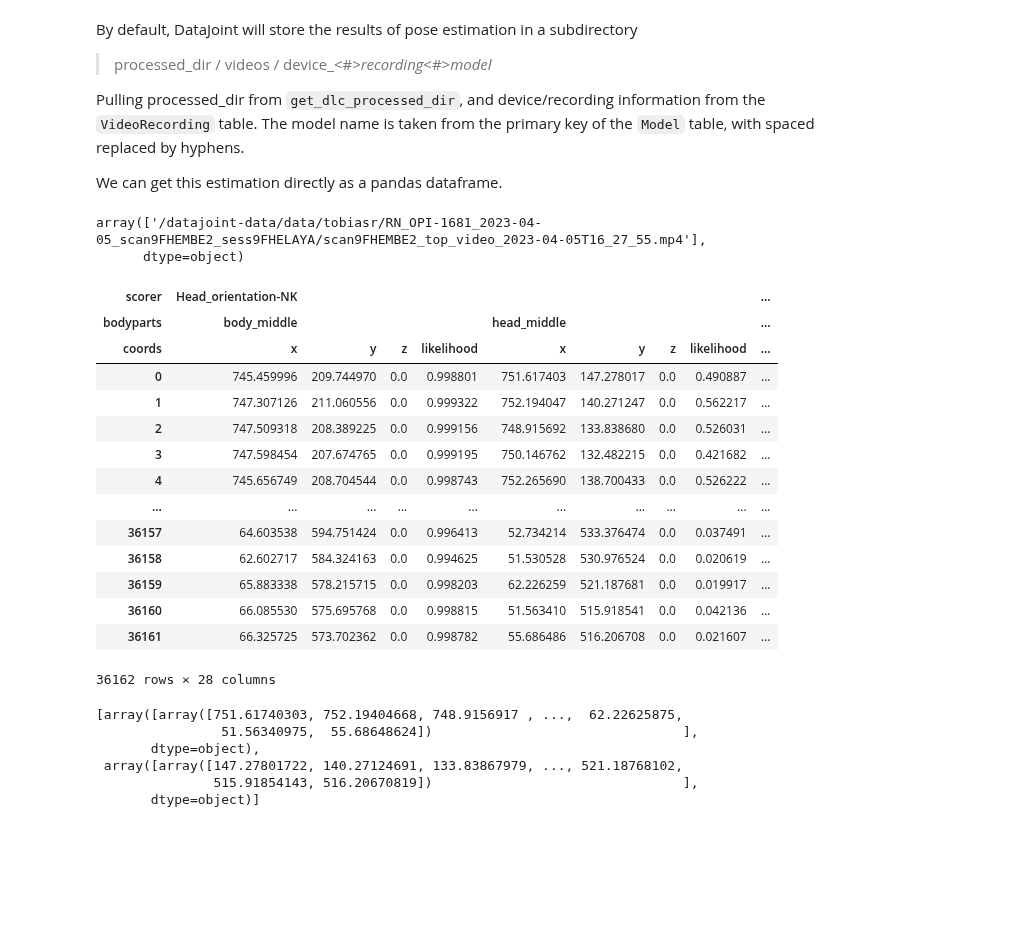
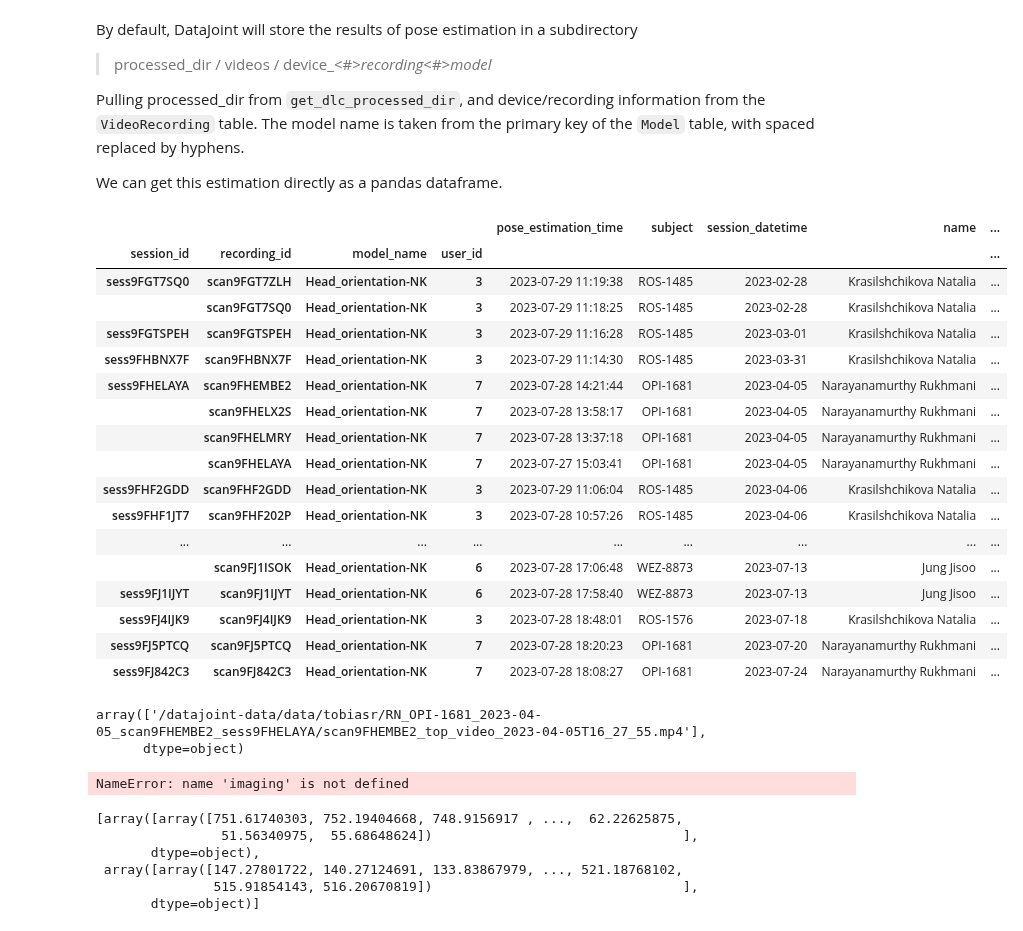
Before and after one commit to Gyepee/adamacs_jisooj, a Jupyter notebook: notebooks/05_DeepLabCut.ipynb, the cells around one changed output. Saved outputs shown, nothing was run; the diff lists cells and outputs as text; code cells hidden in the pictures; blank space fills up the shorter version.

```diff
--- a/notebooks/05_DeepLabCut.ipynb
+++ b/notebooks/05_DeepLabCut.ipynb
@@ -453,3 +489,24 @@ model.PoseEstimation.BodyPartPosition()
+# %%
+(model.PoseEstimation() * session.Session * session.SessionUser * subject.User()).fetch(format = "frame", order_by = "session_datetime")
+# %% [output]
+|  |  |  |  | pose_estimation_time | subject | session_datetime | name | ... |
+| session_id | recording_id | model_name | user_id |  |  |  |  | ... |
+| sess9FGT7SQ0 | scan9FGT7ZLH | Head_orientation-NK | 3 | 2023-07-29 11:19:38 | ROS-1485 | 2023-02-28 | Krasilshchikova Natalia | ... |
+|  | scan9FGT7SQ0 | Head_orientation-NK | 3 | 2023-07-29 11:18:25 | ROS-1485 | 2023-02-28 | Krasilshchikova Natalia | ... |
+| sess9FGTSPEH | scan9FGTSPEH | Head_orientation-NK | 3 | 2023-07-29 11:16:28 | ROS-1485 | 2023-03-01 | Krasilshchikova Natalia | ... |
+| sess9FHBNX7F | scan9FHBNX7F | Head_orientation-NK | 3 | 2023-07-29 11:14:30 | ROS-1485 | 2023-03-31 | Krasilshchikova Natalia | ... |
+| sess9FHELAYA | scan9FHEMBE2 | Head_orientation-NK | 7 | 2023-07-28 14:21:44 | OPI-1681 | 2023-04-05 | Narayanamurthy Rukhmani | ... |
+|  | scan9FHELX2S | Head_orientation-NK | 7 | 2023-07-28 13:58:17 | OPI-1681 | 2023-04-05 | Narayanamurthy Rukhmani | ... |
+|  | scan9FHELMRY | Head_orientation-NK | 7 | 2023-07-28 13:37:18 | OPI-1681 | 2023-04-05 | Narayanamurthy Rukhmani | ... |
+|  | scan9FHELAYA | Head_orientation-NK | 7 | 2023-07-27 15:03:41 | OPI-1681 | 2023-04-05 | Narayanamurthy Rukhmani | ... |
+| sess9FHF2GDD | scan9FHF2GDD | Head_orientation-NK | 3 | 2023-07-29 11:06:04 | ROS-1485 | 2023-04-06 | Krasilshchikova Natalia | ... |
+| sess9FHF1JT7 | scan9FHF202P | Head_orientation-NK | 3 | 2023-07-28 10:57:26 | ROS-1485 | 2023-04-06 | Krasilshchikova Natalia | ... |
+| ... | ... | ... | ... | ... | ... | ... | ... | ... |
+|  | scan9FJ1ISOK | Head_orientation-NK | 6 | 2023-07-28 17:06:48 | WEZ-8873 | 2023-07-13 | Jung Jisoo | ... |
+| sess9FJ1IJYT | scan9FJ1IJYT | Head_orientation-NK | 6 | 2023-07-28 17:58:40 | WEZ-8873 | 2023-07-13 | Jung Jisoo | ... |
+| sess9FJ4IJK9 | scan9FJ4IJK9 | Head_orientation-NK | 3 | 2023-07-28 18:48:01 | ROS-1576 | 2023-07-18 | Krasilshchikova Natalia | ... |
+| sess9FJ5PTCQ | scan9FJ5PTCQ | Head_orientation-NK | 7 | 2023-07-28 18:20:23 | OPI-1681 | 2023-07-20 | Narayanamurthy Rukhmani | ... |
+| sess9FJ842C3 | scan9FJ842C3 | Head_orientation-NK | 7 | 2023-07-28 18:08:27 | OPI-1681 | 2023-07-24 | Narayanamurthy Rukhmani | ... |
 # %%
 scansi = "scan9FHEMBE2"
 scan_key = (model.PoseEstimation & f'recording_id = "{scansi}"').fetch('KEY')[0]
@@ -458,24 +515,10 @@ path
 # %% [output]
 array(['/datajoint-data/data/tobiasr/RN_OPI-1681_2023-04-05_scan9FHEMBE2_sess9FHELAYA/scan9FHEMBE2_top_video_2023-04-05T16_27_55.mp4'],
       dtype=object)
-# %%
-model.PoseEstimation.get_trajectory(scan_key)
-# %% [output]
-| scorer | Head_orientation-NK |  |  |  |  |  |  |  | ... |
-| bodyparts | body_middle |  |  |  | head_middle |  |  |  | ... |
-| coords | x | y | z | likelihood | x | y | z | likelihood | ... |
-| 0 | 745.459996 | 209.744970 | 0.0 | 0.998801 | 751.617403 | 147.278017 | 0.0 | 0.490887 | ... |
-| 1 | 747.307126 | 211.060556 | 0.0 | 0.999322 | 752.194047 | 140.271247 | 0.0 | 0.562217 | ... |
-| 2 | 747.509318 | 208.389225 | 0.0 | 0.999156 | 748.915692 | 133.838680 | 0.0 | 0.526031 | ... |
-| 3 | 747.598454 | 207.674765 | 0.0 | 0.999195 | 750.146762 | 132.482215 | 0.0 | 0.421682 | ... |
-| 4 | 745.656749 | 208.704544 | 0.0 | 0.998743 | 752.265690 | 138.700433 | 0.0 | 0.526222 | ... |
-| ... | ... | ... | ... | ... | ... | ... | ... | ... | ... |
-| 36157 | 64.603538 | 594.751424 | 0.0 | 0.996413 | 52.734214 | 533.376474 | 0.0 | 0.037491 | ... |
-| 36158 | 62.602717 | 584.324163 | 0.0 | 0.994625 | 51.530528 | 530.976524 | 0.0 | 0.020619 | ... |
-| 36159 | 65.883338 | 578.215715 | 0.0 | 0.998203 | 62.226259 | 521.187681 | 0.0 | 0.019917 | ... |
-| 36160 | 66.085530 | 575.695768 | 0.0 | 0.998815 | 51.563410 | 515.918541 | 0.0 | 0.042136 | ... |
-| 36161 | 66.325725 | 573.702362 | 0.0 | 0.998782 | 55.686486 | 516.206708 | 0.0 | 0.021607 | ... |
-36162 rows × 28 columns
+# %%
+imaging.Curation()
+# %% [output]
+NameError: name 'imaging' is not defined
 # %%
 (model.PoseEstimation.BodyPartPosition() & scan_key & 'body_part = "head_middle"').fetch("x_pos", "y_pos")
 # %% [output]
```
Also changed, not shown: parts of 6 cells of this notebook, 1 other file.
